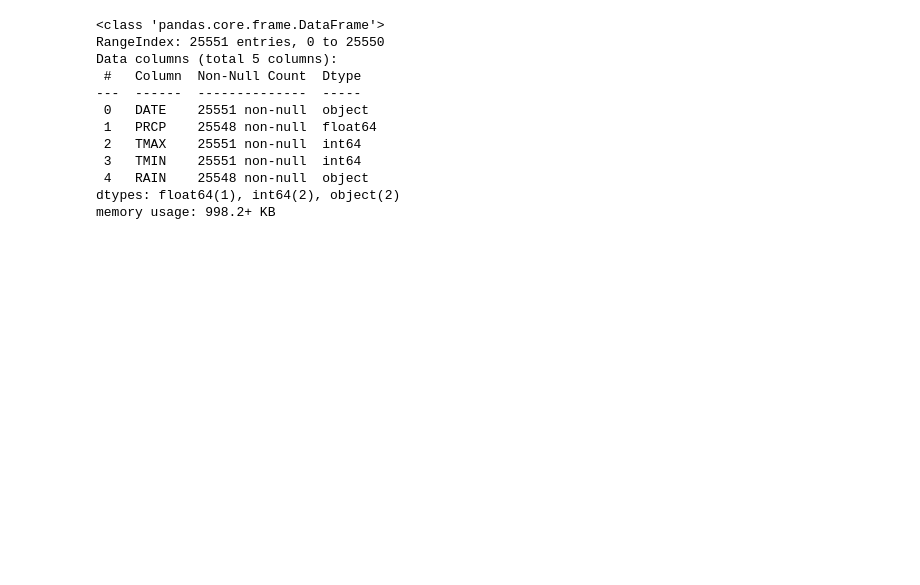
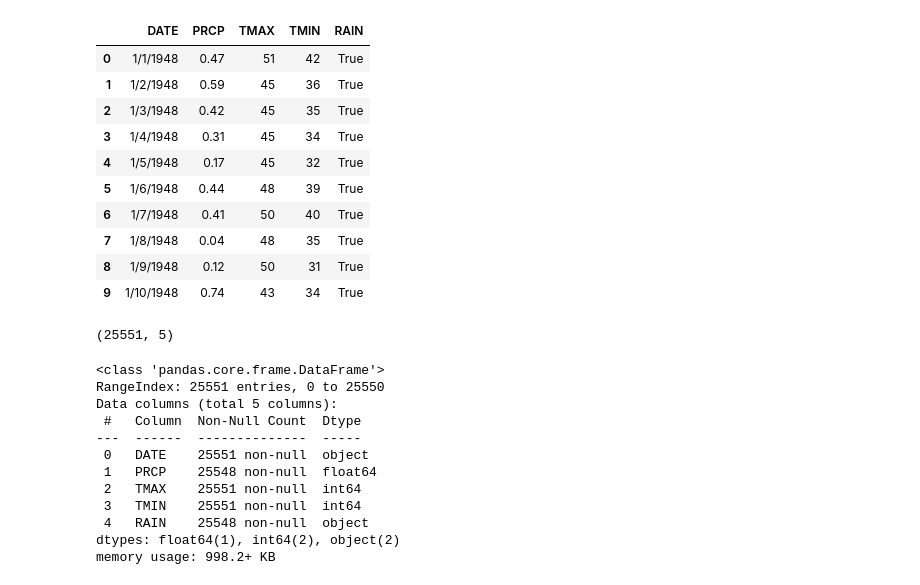
Before and after one commit to mahdiramezanii/logestic-regression, a Jupyter notebook: Untitled.ipynb, the cells around one changed output. Saved outputs shown, nothing was run; the diff lists cells and outputs as text; code cells hidden in the pictures; blank space fills up the shorter version.

```diff
--- a/Untitled.ipynb
+++ b/Untitled.ipynb
@@ -10,8 +10,24 @@ from sklearn import metrics
 #======================================================================
 # %%
 # Load the data
-df = pd.read_csv("D:/Linear-Regression/seattleWeather_1948-2017.csv")
+df = pd.read_csv("seattleWeather_1948-2017.csv")
 df.head(10)
+# %% [output]
+|  | DATE | PRCP | TMAX | TMIN | RAIN |
+| 0 | 1/1/1948 | 0.47 | 51 | 42 | True |
+| 1 | 1/2/1948 | 0.59 | 45 | 36 | True |
+| 2 | 1/3/1948 | 0.42 | 45 | 35 | True |
+| 3 | 1/4/1948 | 0.31 | 45 | 34 | True |
+| 4 | 1/5/1948 | 0.17 | 45 | 32 | True |
+| 5 | 1/6/1948 | 0.44 | 48 | 39 | True |
+| 6 | 1/7/1948 | 0.41 | 50 | 40 | True |
+| 7 | 1/8/1948 | 0.04 | 48 | 35 | True |
+| 8 | 1/9/1948 | 0.12 | 50 | 31 | True |
+| 9 | 1/10/1948 | 0.74 | 43 | 34 | True |
+# %%
+df.shape
+# %% [output]
+(25551, 5)
 # %%
 df.info()
 # %% [output]
```
